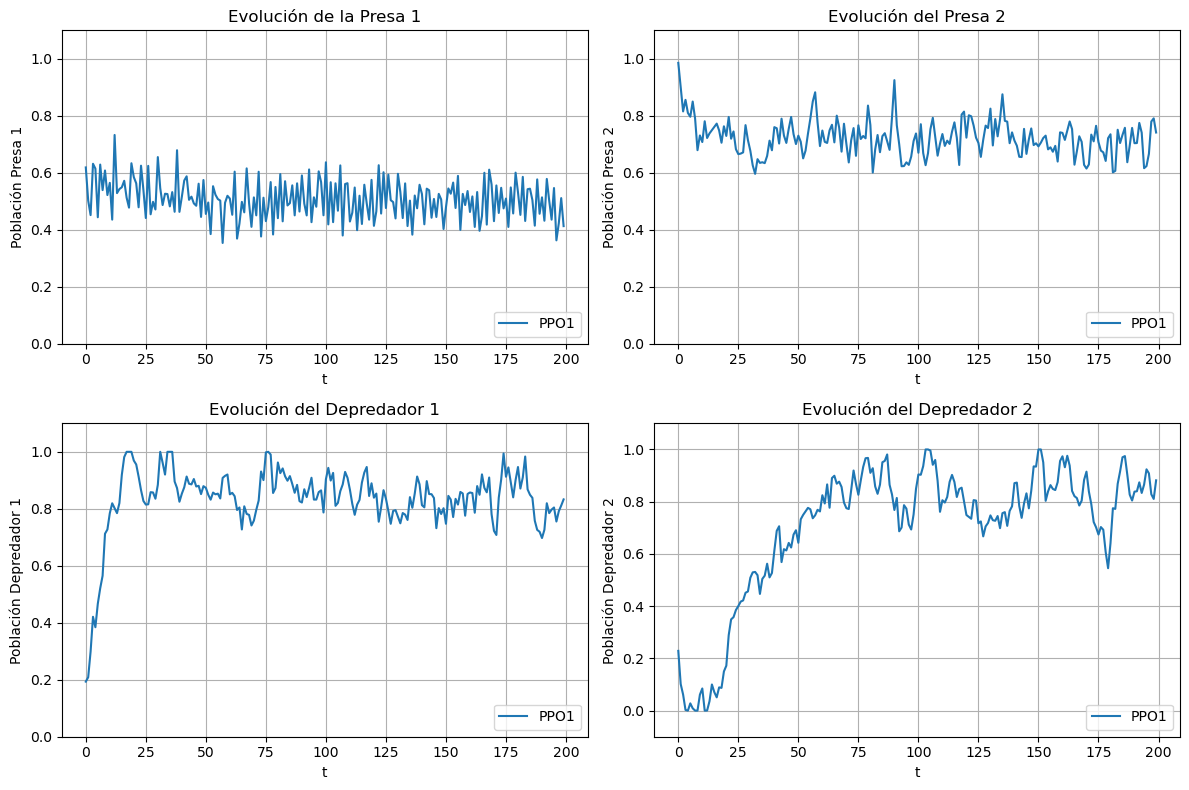
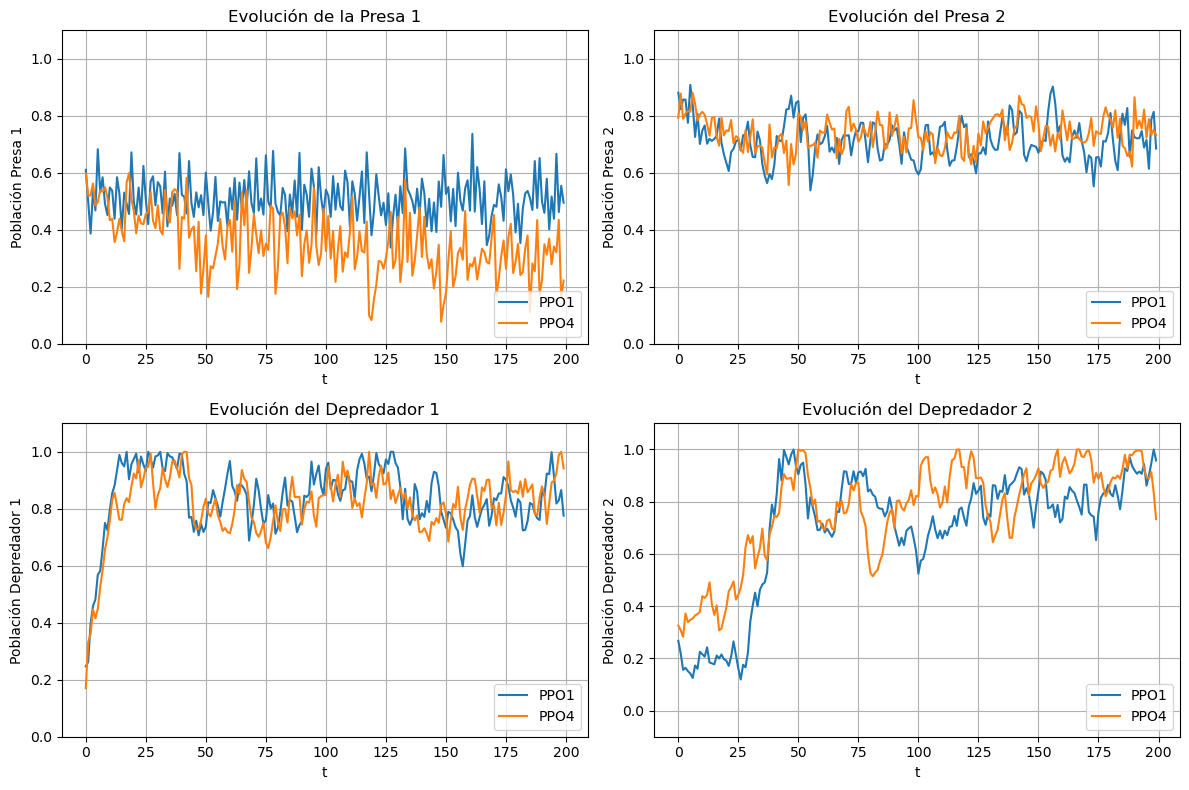
Code edit (unified diff) that turned the first committed figure into the second:
--- before
+++ after
@@ -3,5 +3,5 @@
 # Gráfica de Población1
 axs[0, 0].plot(data_B_PPO1[:,0], label="PPO1")
-#axs[0, 0].plot(data_B_PPO4[:,0], label="PPO4")
+axs[0, 0].plot(data_B_PPO4[:,0], label="PPO4")
 #axs[0, 0].plot(data_B_RecPPO[:,0], label="RecPPO")
 axs[0, 0].set_xlabel("t")
@@ -14,5 +14,5 @@
 # Gráfica de Población2
 axs[0, 1].plot(data_B_PPO1[:,1], label="PPO1")
-#axs[0, 1].plot(data_B_PPO4[:,1], label="PPO4")
+axs[0, 1].plot(data_B_PPO4[:,1], label="PPO4")
 #axs[0, 1].plot(data_B_RecPPO[:,1], label="RecPPO")
 axs[0, 1].set_xlabel("t")
@@ -25,5 +25,5 @@
 # Gráfica de Depredador1
 axs[1, 0].plot(data_B_PPO1[:,2], label="PPO1")
-#axs[1, 0].plot(data_B_PPO4[:,2], label="PPO4")
+axs[1, 0].plot(data_B_PPO4[:,2], label="PPO4")
 #axs[1, 0].plot(data_B_RecPPO[:,2], label="RecPPO")
 axs[1, 0].set_xlabel("t")
@@ -36,5 +36,5 @@
 # Gráfica de Depredador2
 axs[1, 1].plot(data_B_PPO1[:,3], label="PPO1")
-#axs[1, 1].plot(data_B_PPO4[:,3], label="PPO4")
+axs[1, 1].plot(data_B_PPO4[:,3], label="PPO4")
 #axs[1, 1].plot(data_B_RecPPO[:,3], label="RecPPO")
 axs[1, 1].set_xlabel("t")

Commit: PPO_4obs